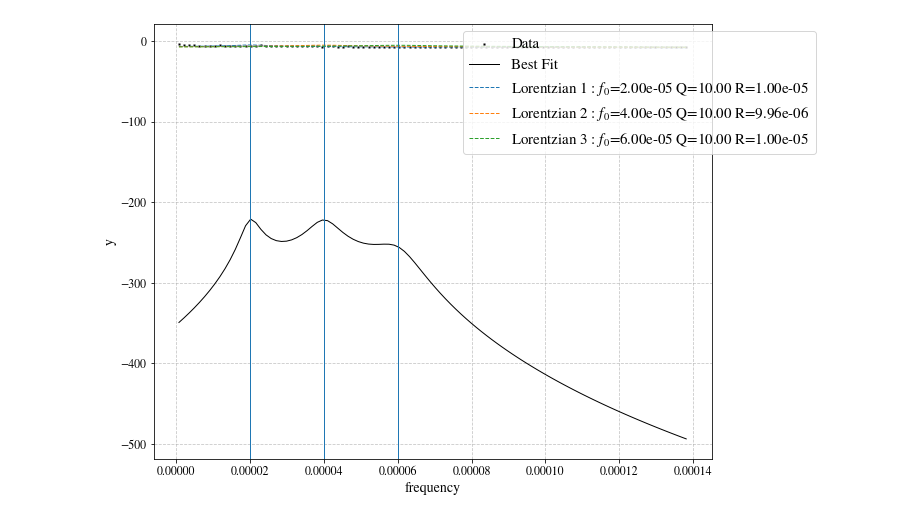
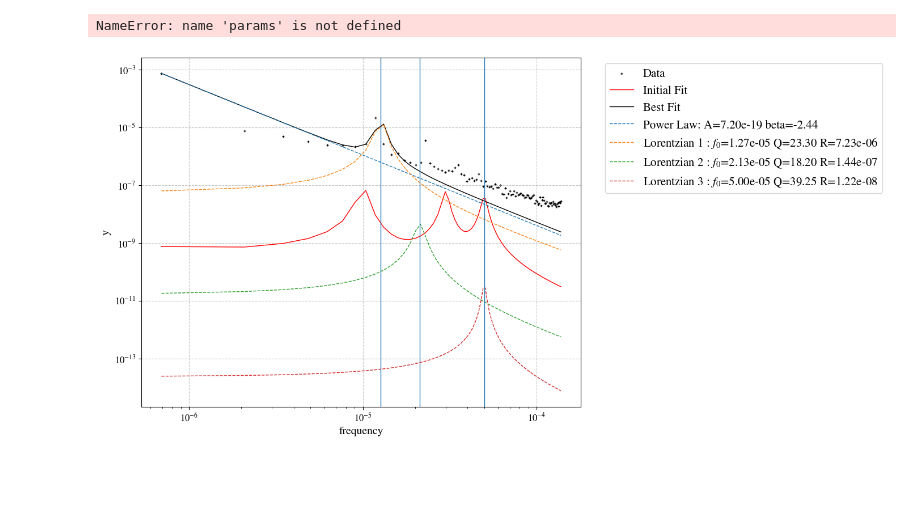
Before and after one commit to nx1/clear_skies, a Jupyter notebook: notebooks/PSD.ipynb, the cells around one changed output. Cells and saved outputs as stored; diff of their text form; code cells hidden in the pictures; blank space fills up the shorter version.

```diff
--- a/notebooks/PSD.ipynb
+++ b/notebooks/PSD.ipynb
@@ -95,24 +96,33 @@ plt.show()
 def residual(params, xdata, ydata):
     y_model = log_lorentzian(xdata, params)
     return abs(np.log10(model) - np.log10(ydata))
+# %%
+def power_law(f, A, beta):
+    return A*f**beta
+# %%
+params
+# %% [output]
+NameError: name 'params' is not defined
 # %%
 # Lorentzian decomposition of power spectra
 xdata = freqs_binned
-ydata = np.log10(psd_binned)
+ydata = psd_binned
 
 # Create Summed Lorentzian Model
 N_lorentzians = 3
-model_function = log_lorentzian
+model_function = lorentzian
 
 model = Model(model_function, prefix='lor1_')
 for i in range(2, N_lorentzians+1):
     model = model + Model(model_function, prefix=f'lor{i}_')
 
+model = model + Model(power_law, prefix=f'pow_')
+
 params = model.make_params()
 # Set starting Frequencies
 f_0_min, f_0_start, f_0_max = min(xdata), np.mean(xdata), max(xdata)
-params[f'lor1_f_0'].set(value=1e-5,  min=7.5e-6, max=2e-5)
-params[f'lor2_f_0'].set(value=3e-5, min=2e-5, max=4e-5)
+params[f'lor1_f_0'].set(value=1e-5, min=7.5e-6, max=2e-5)
+params[f'lor2_f_0'].set(value=3e-5, min=2e-5, max=3e-5)
 params[f'lor3_f_0'].set(value=5e-5, min=4e-5, max=6e-5)
 
 R_min, R_start, R_max = 1e-8, 5e-7, 1e-5
@@ -123,35 +133,48 @@ params[f'lor3_R'].set(value=R_start, min=R_min, max=R_max)
 Q_min, Q_start, Q_max = 10, 25, 50
 params[f'lor1_Q'].set(value=Q_start, min=Q_min, max=Q_max)
 params[f'lor2_Q'].set(value=Q_start, min=Q_min, max=Q_max)
 params[f'lor3_Q'].set(value=Q_start, min=Q_min, max=Q_max)
 
+
+params['pow_A'].set(value=1e-22)
+params['pow_beta'].set(value=-2, min=-3, max=0)
+
 data_args = (xdata, ydata)
-# result = minimize(fcn=residual, params=params, method='leastsq', args=data_args)
+result = model.fit(ydata, params, f=xdata, method='ls')
 
-result = model.fit(ydata, params, f=xdata)
 
 # Plotting
 plt.figure(figsize=(10,8))
 
 # Plot the data and the fitted curve
-plt.scatter(xdata, ydata, label='Data', marker='x', s=3, color='black')
+plt.scatter(xdata, ydata, label='Data', marker='+', s=10, color='black')
+plt.plot(xdata, result.init_fit, color='red', label='Initial Fit')
 plt.plot(xdata, result.best_fit, color='black', label='Best Fit')
 
 
 # Plot the components
 components = result.eval_components(f=xdata)
+
+# Plot Power Law
+A = result.params[f'pow_A'].value
+beta = result.params[f'pow_beta'].value
+plt.plot(xdata, components['pow_'], ls='--', label=f'Power Law: A={A:.2e} beta={beta:.2f}')
+
 for i in range(1, N_lorentzians + 1):
 
     f_0 = result.params[f'lor{i}_f_0'].value
     Q   = result.params[f'lor{i}_Q'].value
     R   = result.params[f'lor{i}_R'].value
 
     plt.plot(xdata, components[f'lor{i}_'], label=f'Lorentzian {i} : $f_0$={f_0:.2e} Q={Q:.2f} R={R:.2e}', ls='--')
+
     plt.axvline(f_0)
 
+plt.xticks([f_0])
 plt.xlabel('frequency')
 plt.ylabel('y')
-plt.legend(loc='upper right', bbox_to_anchor=(1.2, 1.0), fontsize=15)
+plt.loglog()
+plt.legend(loc='upper right', bbox_to_anchor=(1.7, 1.0), fontsize=15)
 plt.show()
 # %% [output]
-[figure, old version]
+[figure, new version]
```
Also changed, not shown: parts of 8 cells of this notebook, 10 other files.
